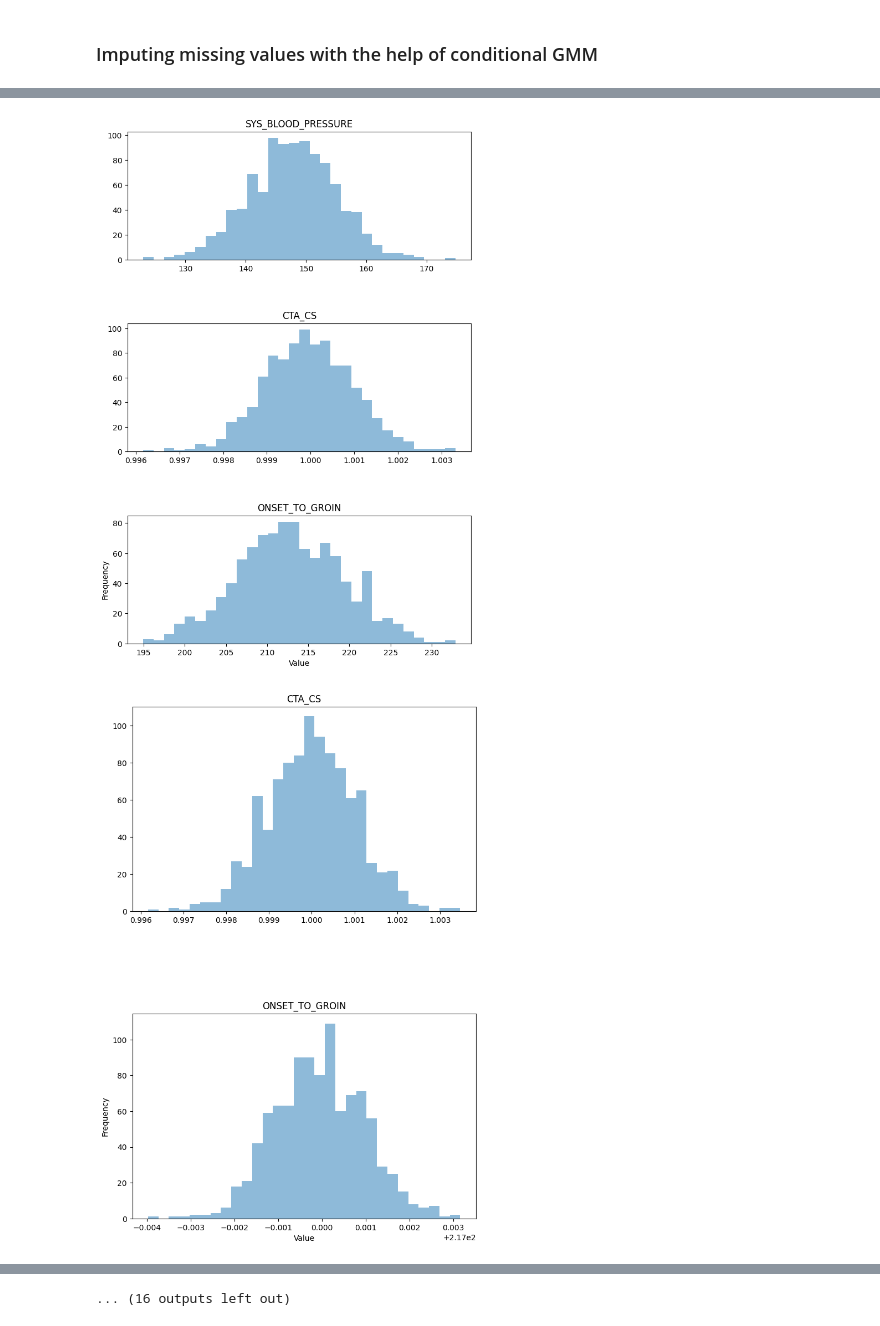
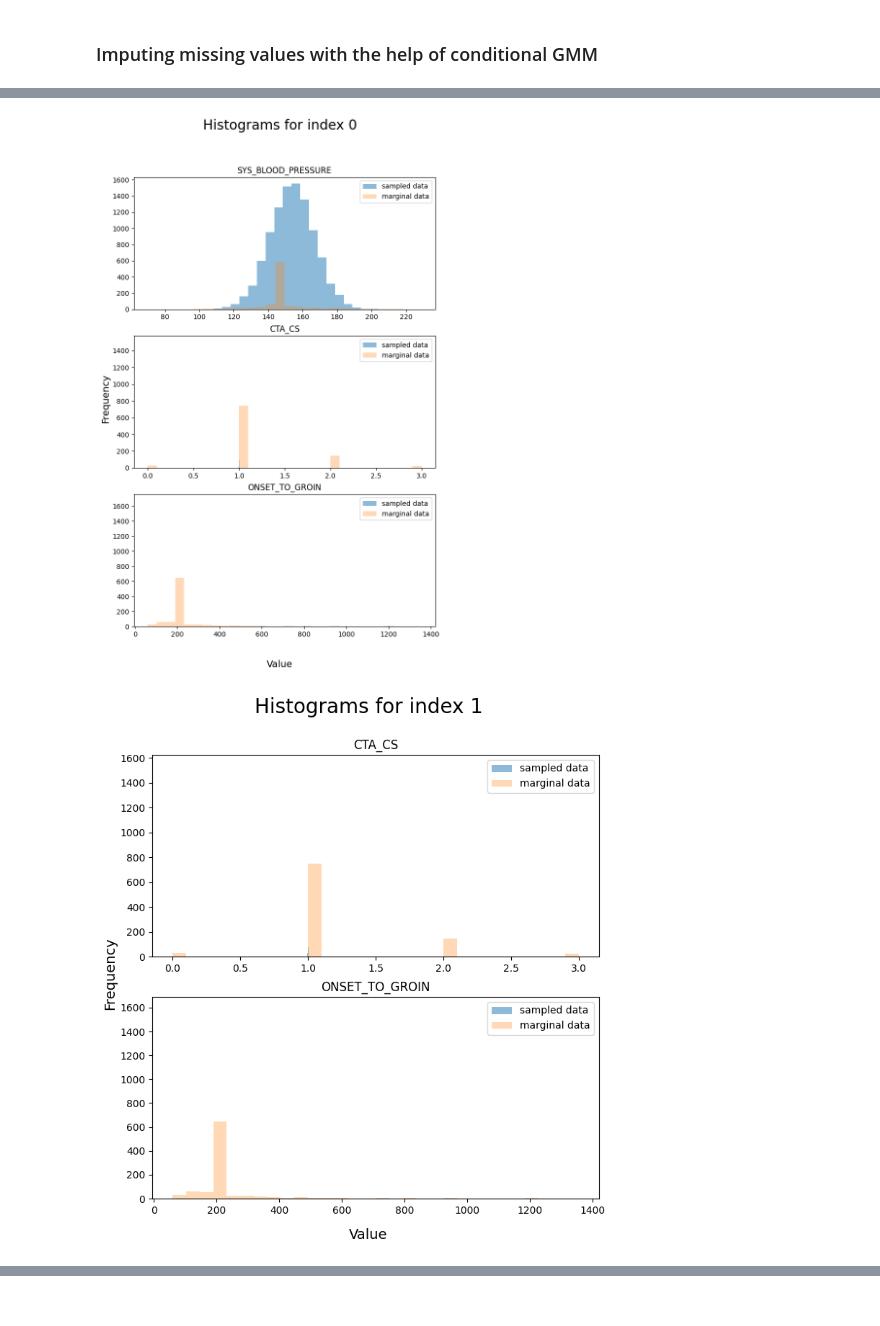
Before and after one commit to POskar/GenerativeMLForPrecisionMedicine, a Jupyter notebook: main.ipynb, the cells around one changed output, grey strips where cells are left out. Cells and saved outputs as stored; diff of their text form; code cells hidden in the pictures.

Commit message:
both marginal and sampled data displayed on histograms

```diff
--- a/main.ipynb
+++ b/main.ipynb
@@ -77,7 +77,7 @@ def compute_bic(X, n_components_range):
         bic.append(gmm.bic(X))
     return bic
 
-n_components_range = range(1, 11)
+n_components_range = range(1, 30)
 
 bic_values = compute_bic(imputer_df, n_components_range)
 
@@ -108,7 +134,7 @@ from ConditionalGMM.ConditionalGMM.condGMM import CondGMM
 
 unknown_features_indexes = []
 
-for index, row in df.head(100).iterrows():
+for index, row in df.head(5).iterrows():
     for missing_flag_col in missing_flag_cols:
         mv_column = missing_flag_col
         v_column = missing_flag_col.replace('_MISSING', '')
@@ -117,38 +143,41 @@ for index, row in df.head(100).iterrows():
 
         if mv_flag == 1 and v_value == -1:
             unknown_features_indexes.append(temp_df.columns.get_loc(v_column))
 
     if not unknown_features_indexes:
         continue
 
     known_features_indexes = list(set(range(temp_df.shape[1])) - set(unknown_features_indexes))
     known_features_values = temp_df.iloc[index, known_features_indexes]
 
     cGMM = CondGMM(gmm.weights_, gmm.means_, gmm.covariances_, known_features_indexes)
 
-    sampled_data = cGMM.rvs(known_features_values, size=1000, random_state=RANDOM_STATE)
+    sampled_data = cGMM.rvs(known_features_values, size=10000, random_state=RANDOM_STATE)
 
     average_values = np.mean(sampled_data, axis=0)
 
     temp_df.iloc[index, unknown_features_indexes] = average_values.astype(int)
 
-    fig, axs = plt.subplots(sampled_data.shape[1], 1, figsize=(8, unknown_features_indexes.shape[0] * 4))
+    fig, axs = plt.subplots(sampled_data.shape[1], 1, figsize=(8, len(unknown_features_indexes) * 4))
 
     if sampled_data.shape[1] == 1:
         axs.hist(sampled_data, bins=30, alpha=0.5)
         axs.set_title(f'{temp_df.columns[unknown_features_indexes[0]]}')
     else:
         for i in range(sampled_data.shape[1]):
-            axs[i].hist(sampled_data[:, i], bins=30, alpha=0.5)
+            axs[i].hist(sampled_data[:, i], bins=20, alpha=0.5, label='sampled data')
+            axs[i].hist(imputer_df[imputer_df.columns[unknown_features_indexes[i]]], bins=30, alpha=0.3, label='marginal data')
             axs[i].set_title(f'{temp_df.columns[unknown_features_indexes[i]]}')
+            axs[i].legend(loc='upper right')
 
-    plt.xlabel('Value')
-    plt.ylabel('Frequency')
-    plt.subplots_adjust(hspace=0.5)
+    fig.suptitle(f'Histograms for index {index}', fontsize=20)
+    fig.text(0.5, 0.04, 'Value', ha='center', fontsize=14)
+    fig.text(0.04, 0.5, 'Frequency', va='center', rotation='vertical', fontsize=14)
+
     plt.show()
 
     unknown_features_indexes = []
     known_features_indexes = []
 # %% [output]
-[figure, old version]
+[figure, new version]
-[figure, old version]
+[figure, new version]
@@ -165 +186,0 @@ for index, row in df.head(100).iterrows():
-... (16 outputs left out)
```
Also changed, not shown: parts of 5 cells of this notebook.
